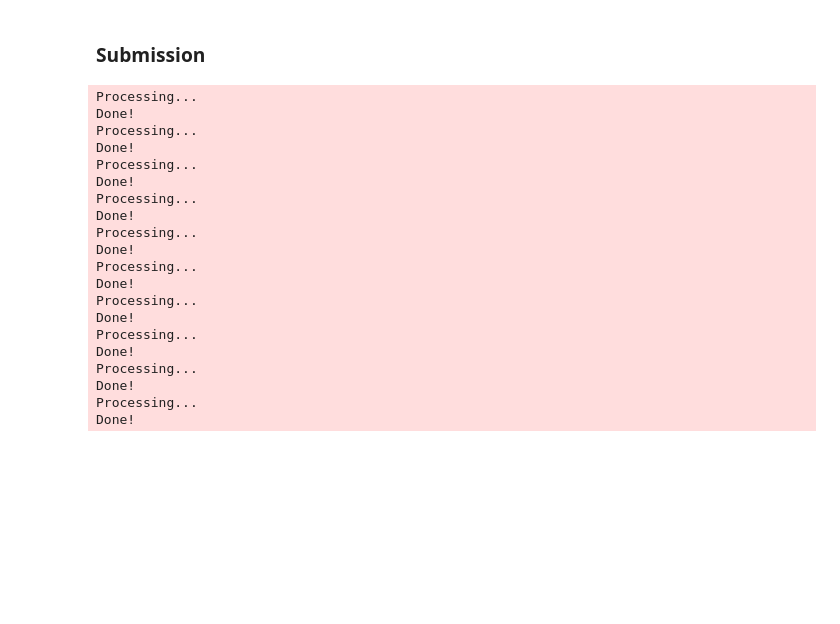
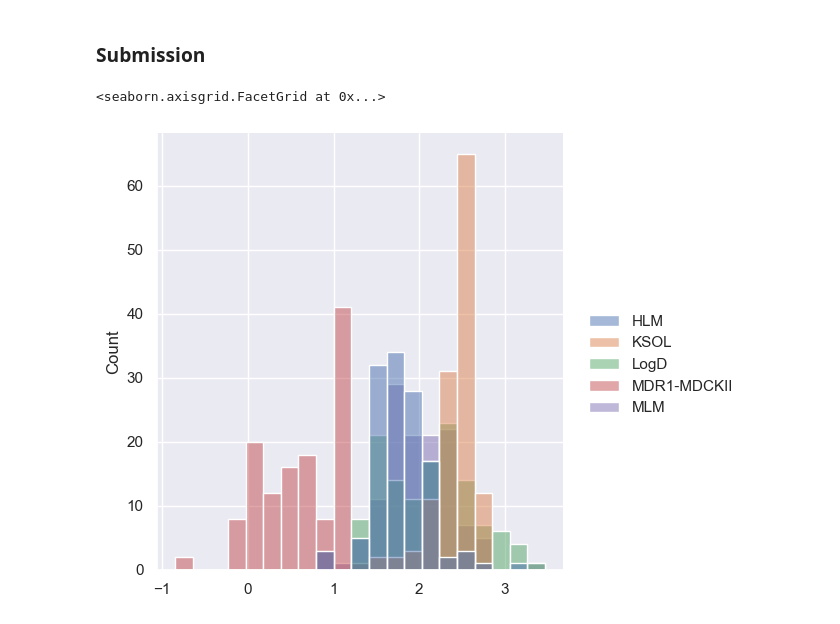
Before and after one commit to aehrlich1/ximp, a Jupyter notebook: data_evaluation.ipynb, the cells around one changed output. Cells and saved outputs as stored; diff of their text form; code cells hidden in the pictures; blank space fills up the shorter version.

```diff
--- a/data_evaluation.ipynb
+++ b/data_evaluation.ipynb
@@ -62,5 +49,3 @@ df_potency
 # %%
 # Group by target_task and find the row with minimum mean_val_loss for each group
-best_models_potency = df_potency.loc[df_potency.groupby(['target_task', 'repr_model'])['mean_val_loss'].idxmin()].reset_index(drop=True)
-best_models_potency_list = best_models_potency.to_dict('records')
-best_models_potency_list
+df_best_potency = df_potency.loc[df_potency.groupby(['target_task', 'repr_model'])['mae_test_scaffold'].idxmin()].reset_index(drop=True)
@@ -107,8 +67,8 @@ g = sns.catplot(
 ### Submission
 # %%
 # Pick best model for each task
-# TODO: Write a function for this
-potency_submission_models_list = [best_models_potency_list[0], best_models_potency_list[5]]
+idx = df_best_potency.groupby("target_task")['mae_test_scaffold'].idxmin().tolist()
+potency_submission_models_list = df_best_potency.iloc[idx].to_dict("records")
 
 y_pred = {}
 for model in potency_submission_models_list:
@@ -121,3 +81,5 @@ for model in potency_submission_models_list:
 y_submission = {}
 for k, v in y_pred.items():
 	y_submission[k] = [tup[1] for tup in v]
+
+sns.displot(y_submission)
@@ -211,15 +163,0 @@ best_models_admet_list = best_models_admet.to_dict('records')
-# %%
-test_scaffold_admet_preds = {}
-
-for model in best_models_admet_list:
-  target_task = model['target_task']
-  polaris = Polaris(params=model)
-  polaris.train_final(polaris.train_scaffold)
-  preds = polaris.predict(polaris.test_scaffold)
-  preds = [pred[1] for pred in preds]
-  mae = mean_absolute_error(preds, polaris.test_scaffold.y)
-  print(mae)
-  d = {model['repr_model']: mae}
-  test_scaffold_admet_preds.setdefault(target_task, {}).update(d)
-
-test_scaffold_admet_preds
@@ -277,42 +177,25 @@ g = sns.catplot(
 ### Submission
 # %%
 # Extract the best MAE for each target_task
-idx = df_admet_hist.groupby("target_task")['MAE'].idxmin().tolist()
-best_models_list_admet = [best_models_admet_list[i] for i in idx]
-best_models_list_admet
+idx = df_best_admet.groupby("target_task")['mae_test_scaffold'].idxmin().tolist()
+admet_submission_models_list = df_best_admet.iloc[idx].to_dict("records")
 
 y_pred = {}
-for model in best_models_list_admet:
+for model in admet_submission_models_list:
 	target_task = model["target_task"]
 	polaris = Polaris(model)
 	polaris.train_final(polaris.train_polaris)
 	preds = polaris.predict(polaris.test_polaris)
 	y_pred[target_task] = preds
 
 y_submission_admet = {}
 for k, v in y_pred.items():
-	y_submission[k] = [tup[1] for tup in v]
+	y_submission_admet[k] = [tup[1] for tup in v]
+
+sns.displot(y_submission_admet)
 # %% [output]
-Processing...
-Done!
-Processing...
-Done!
-Processing...
-Done!
-Processing...
-Done!
-Processing...
-Done!
-Processing...
-Done!
-Processing...
-Done!
-Processing...
-Done!
-Processing...
-Done!
-Processing...
-Done!
+<seaborn.axisgrid.FacetGrid at 0x...>
+[figure, added]
 # %%
 competition = po.load_competition("asap-discovery/antiviral-admet-2025")
 
```
Also changed, not shown: parts of 14 cells of this notebook.
